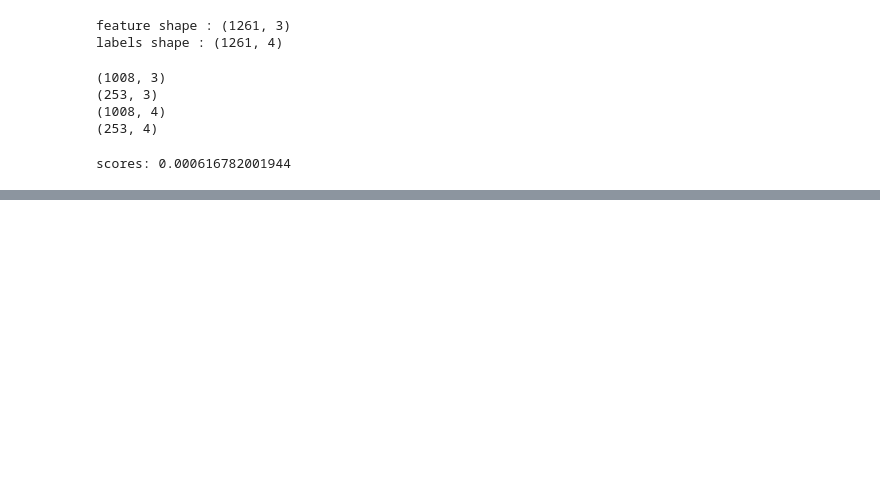
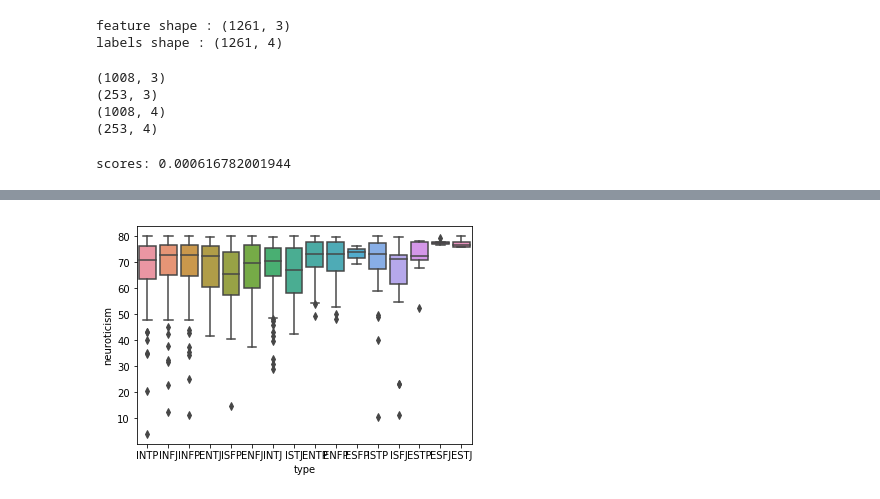
Before and after one commit to zixinh/text-to-personality, a Jupyter notebook: mbti_to-big5.ipynb, the cells around one changed output, grey strips where cells are left out. Drawn from its saved outputs; the diff is of its cells as text; code cells hidden in the pictures; blank space fills up the shorter version.

```diff
--- a/mbti_to-big5.ipynb
+++ b/mbti_to-big5.ipynb
@@ -220,0 +390,5 @@ Score:  -0.0180649604274
+# %%
+ax4 = sns.boxplot(x="type", y="neuroticism", data=df2)
+plt.show()
+# %% [output]
+[figure, added]
```
Also changed, not shown: parts of 11 cells of this notebook.
